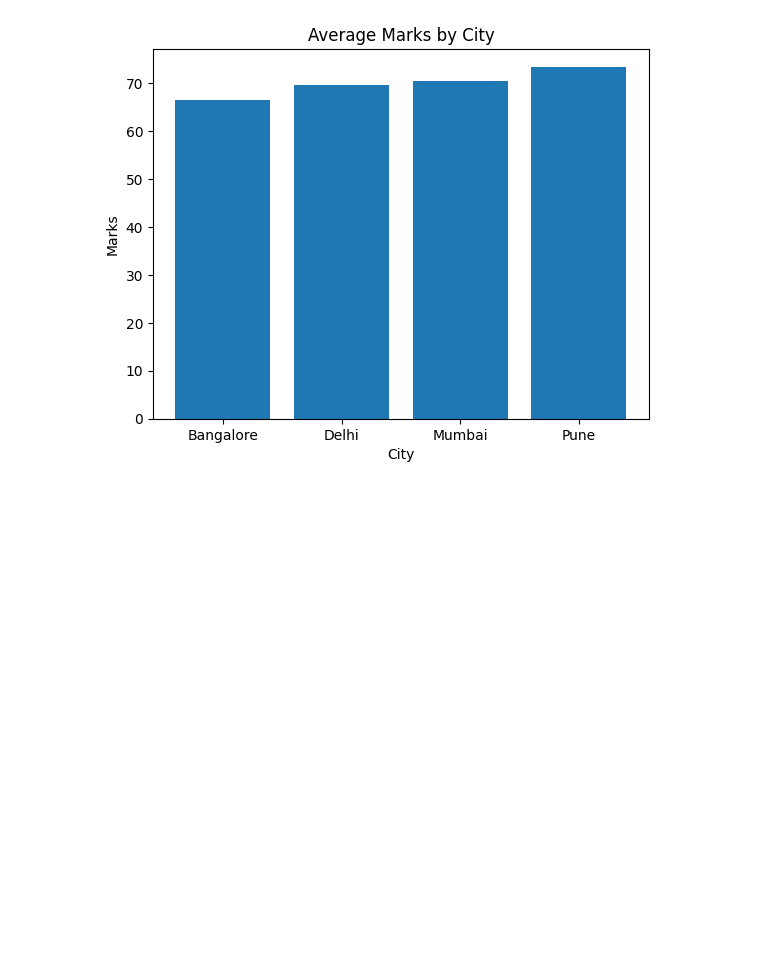
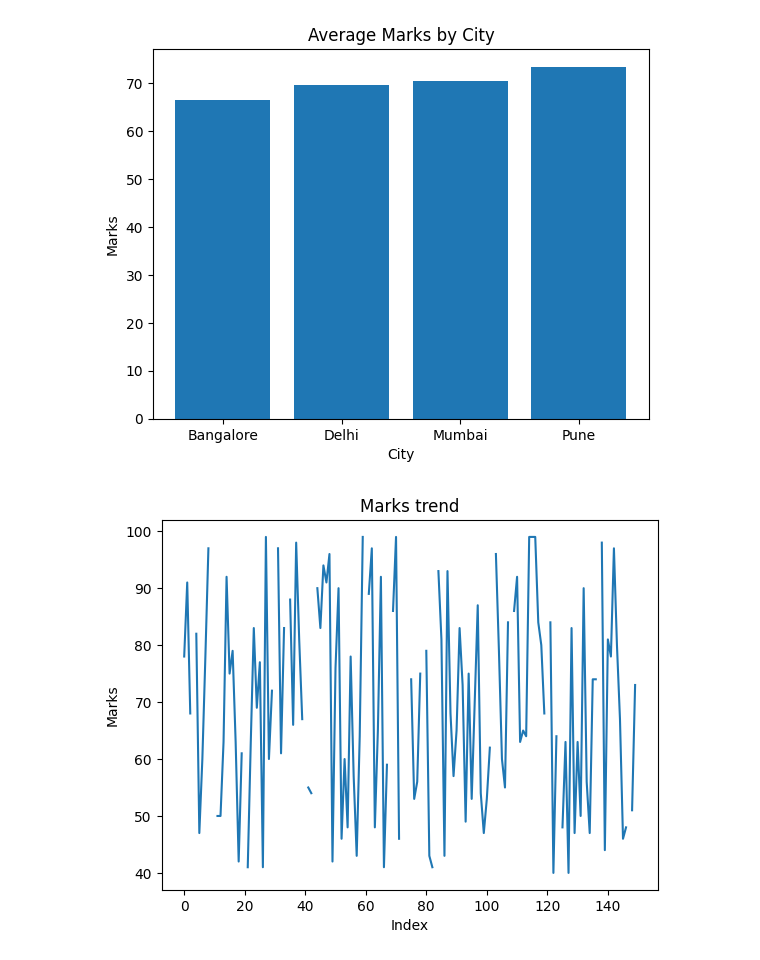
Before and after one commit to sakshi07bhosale/Data-Science, a Jupyter notebook: Exploratory Data Analysis/Day11/practice.ipynb, the cells around one changed output. Saved outputs shown, nothing was run; the diff lists cells and outputs as text; code cells hidden in the pictures; blank space fills up the shorter version.

Commit message:
Line Chart (Marks Trend)

```diff
--- a/Exploratory Data Analysis/Day11/practice.ipynb
+++ b/Exploratory Data Analysis/Day11/practice.ipynb
@@ -50,3 +50,12 @@ plt.ylabel("Marks")
 plt.show()
 # %% [output]
 [figure]
+# %%
+#Line Chart (Marks Trend)
+plt.plot(df["Marks"])
+plt.title("Marks trend")
+plt.xlabel("Index")
+plt.ylabel("Marks")
+plt.show()
+# %% [output]
+[figure, added]
```
